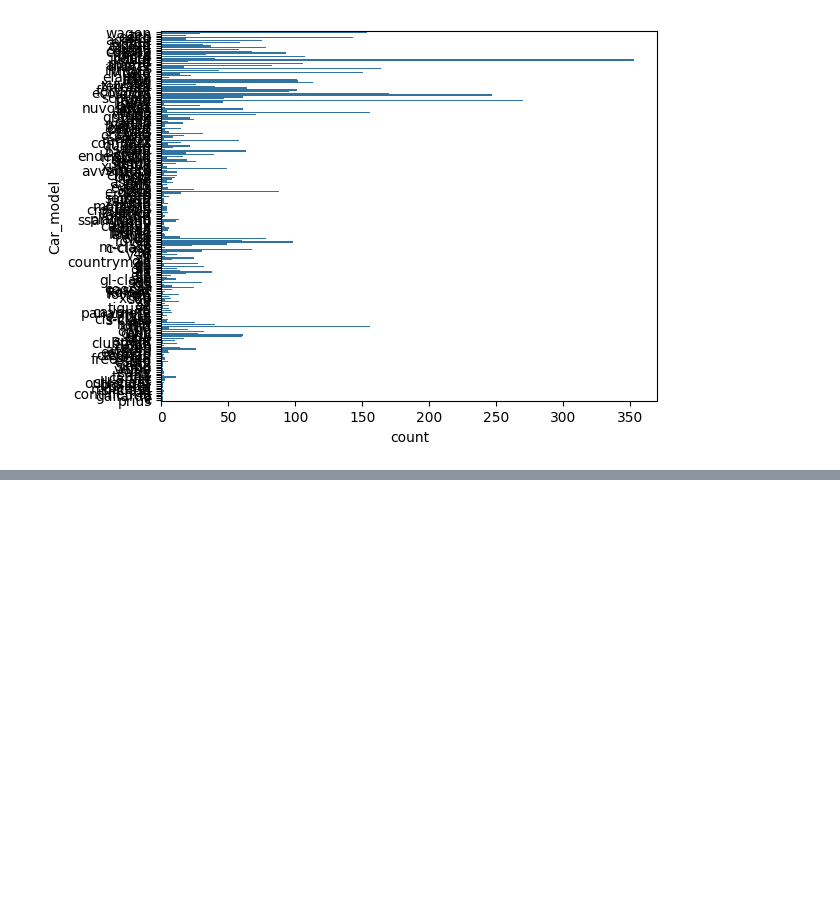
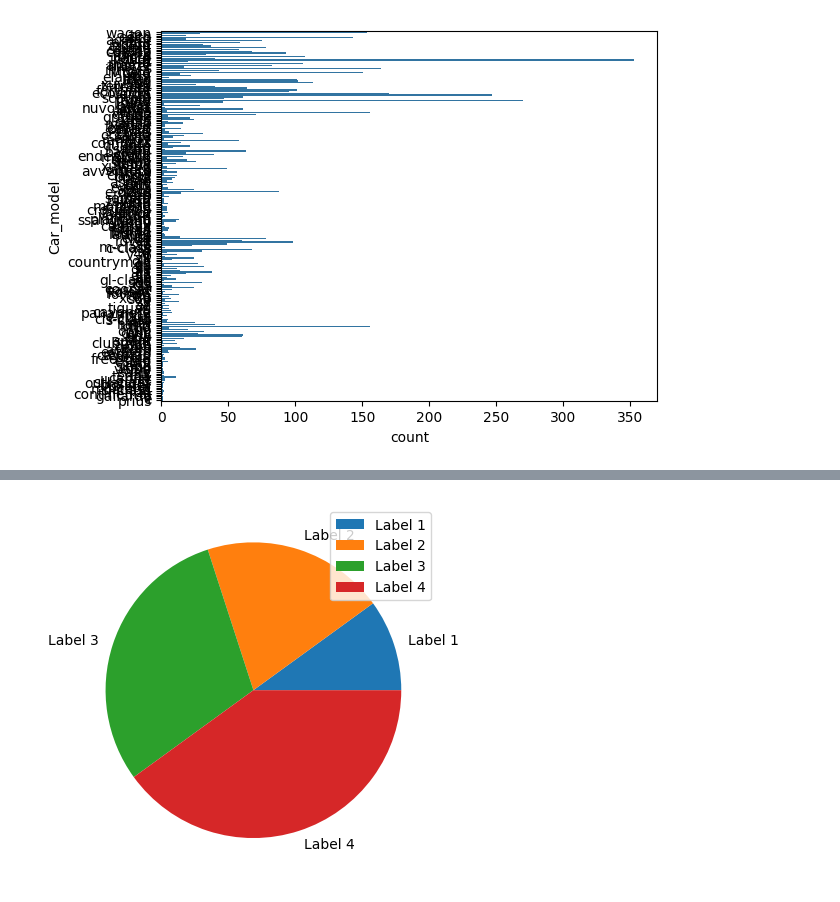
Before and after one commit to swaksh-war/G29-Python, a Jupyter notebook: carpricetraining.ipynb, the cells around one changed output, grey strips where cells are left out. Saved outputs shown, nothing was run; the diff lists cells and outputs as text; code cells hidden in the pictures; blank space fills up the shorter version.

```diff
--- a/carpricetraining.ipynb
+++ b/carpricetraining.ipynb
@@ -347,0 +382,9 @@ sns.countplot(carData['Car_model'])
+# %%
+pie_chart_labels = ['Label 1', 'Label 2', 'Label 3', 'Label 4']
+pie_chart_values = [10, 20, 30, 40]
+
+plt.pie(pie_chart_values, labels=pie_chart_labels)
+plt.legend()
+plt.show()
+# %% [output]
+[figure, added]
```
Also changed, not shown: parts of 15 cells of this notebook.
